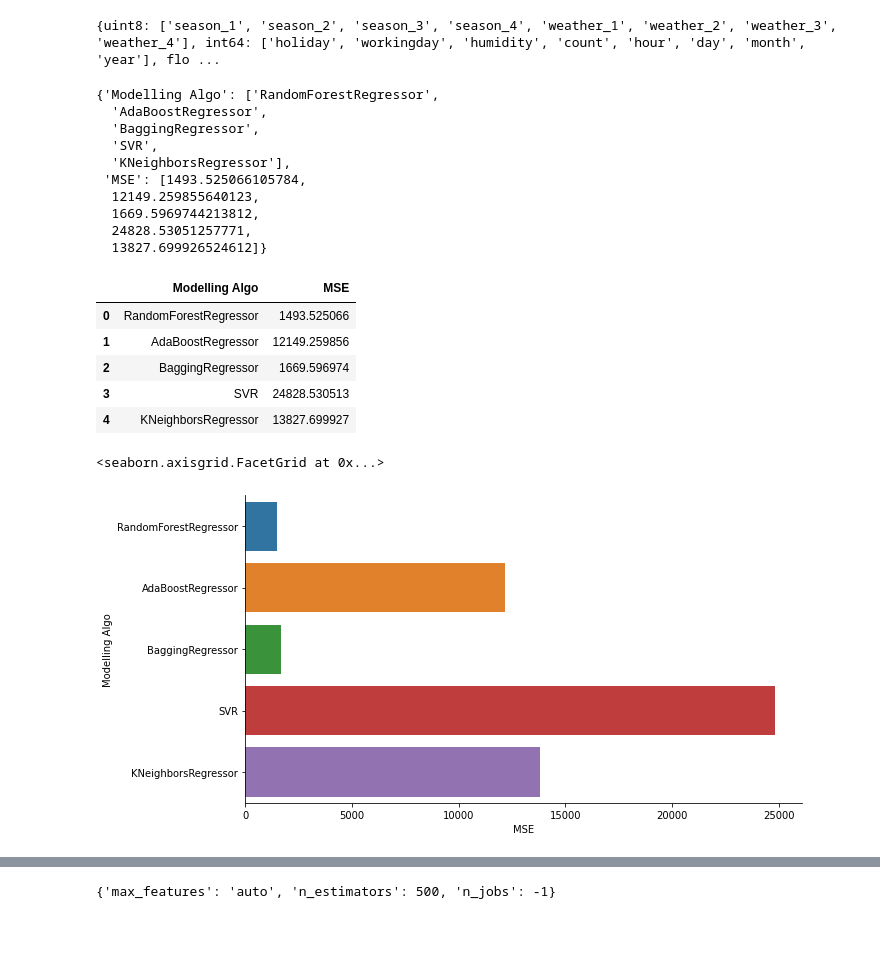
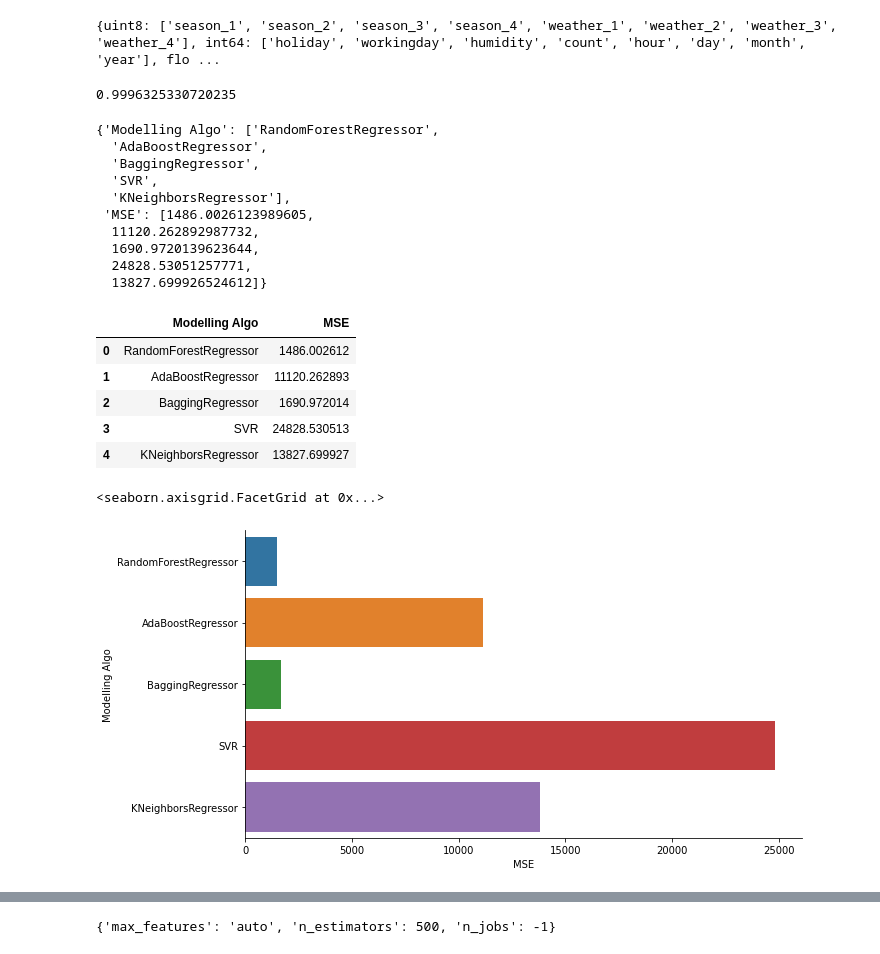
Before and after one commit to vrunm/Bike_Sharing_Demand, a Jupyter notebook: Bike_Sharing_Demand/bike_sharing_demand(mse).ipynb, the cells around one changed output, grey strips where cells are left out. Drawn from its saved outputs; the diff is of its cells as text; code cells hidden in the pictures.

```diff
--- a/Bike_Sharing_Demand/bike_sharing_demand(mse).ipynb
+++ b/Bike_Sharing_Demand/bike_sharing_demand(mse).ipynb
@@ -449,8 +415,23 @@ from sklearn.neighbors import KNeighborsRegressor
 from sklearn.metrics import mean_squared_log_error
 from sklearn.metrics import classification_report
 from sklearn.metrics import mean_squared_error
+# %%
+X=df.drop('count',axis=1)
+y=df['count']
 # %%
-x_train,x_test,y_train,y_test=train_test_split(df.drop('count',axis=1),df['count'],test_size=0.25,random_state=42)
+x_train,x_test,y_train,y_test=train_test_split(X,y,test_size=0.25,random_state=42)
+# %%
+#Fitting a Decision Tree
+from sklearn.tree import DecisionTreeClassifier
+dt = DecisionTreeClassifier()
+dt.fit(x_train,y_train)
+res = dt.fit(x_train,y_train)
+y_pred = res.predict(x_train)
+# %%
+from sklearn.metrics import accuracy_score
+accuracy_score(y_train, y_pred)
+# %% [output]
+0.9996325330720235
 # %%
 models=[RandomForestRegressor(),AdaBoostRegressor(),BaggingRegressor(),SVR(),KNeighborsRegressor()]
 model_names=['RandomForestRegressor','AdaBoostRegressor','BaggingRegressor','SVR','KNeighborsRegressor']
@@ -469,26 +450,26 @@ d
   'BaggingRegressor',
   'SVR',
   'KNeighborsRegressor'],
- 'MSE': [1493.525066105784,
-  12149.259855640123,
-  1669.5969744213812,
+ 'MSE': [1486.0026123989605,
+  11120.262892987732,
+  1690.9720139623644,
   24828.53051257771,
   13827.699926524612]}
 # %%
-rmsle_frame=pd.DataFrame(d)
-rmsle_frame
+mse_frame=pd.DataFrame(d)
+mse_frame
 # %% [output]
 |  | Modelling Algo | MSE |
-| 0 | RandomForestRegressor | 1493.525066 |
-| 1 | AdaBoostRegressor | 12149.259856 |
-| 2 | BaggingRegressor | 1669.596974 |
+| 0 | RandomForestRegressor | 1486.002612 |
+| 1 | AdaBoostRegressor | 11120.262893 |
+| 2 | BaggingRegressor | 1690.972014 |
 | 3 | SVR | 24828.530513 |
 | 4 | KNeighborsRegressor | 13827.699927 |
 # %%
-sns.factorplot(y='Modelling Algo',x='MSE',data=rmsle_frame,kind='bar',size=5,aspect=2)
+sns.factorplot(y='Modelling Algo',x='MSE',data=mse_frame,kind='bar',size=5,aspect=2)
 # %% [output]
 <seaborn.axisgrid.FacetGrid at 0x...>
-[figure, old version]
+[figure, new version]
 # %%
 #Comparing the mse values for the different models
 #It can be seen that the Random Forest Model performs the best. It does not suffer from overfitting
```
Also changed, not shown: parts of 17 cells of this notebook, 1 other file.
